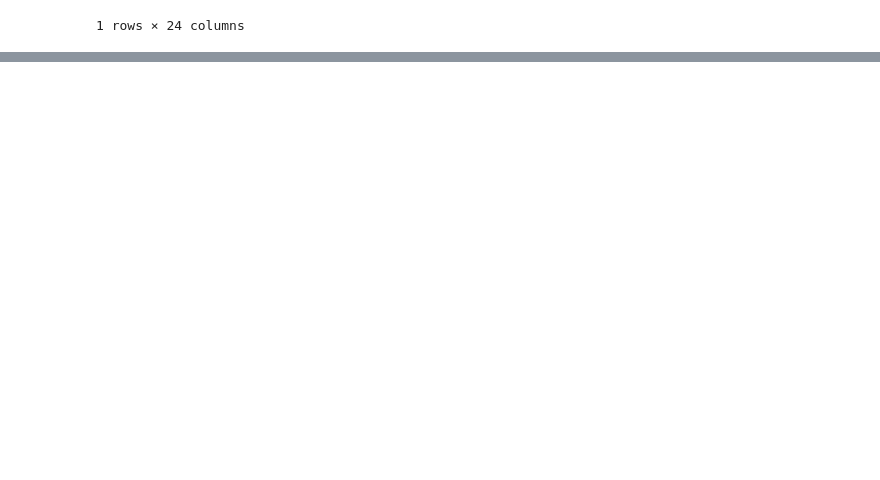
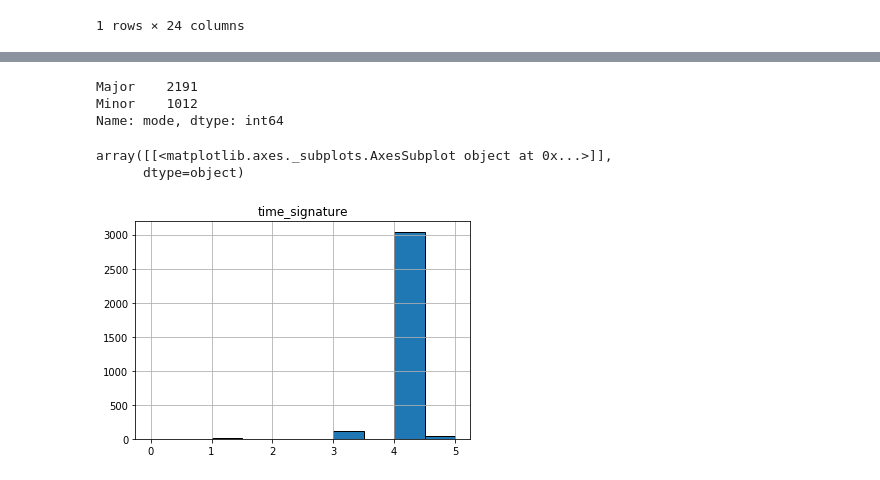
Before and after one commit to JKocher13/DataEngineering.Labs.AirflowProject, a Jupyter notebook: Python_Notebook_for_Airflow_Project.ipynb, the cells around one changed output, grey strips where cells are left out. Saved outputs shown, nothing was run; the diff lists cells and outputs as text; code cells hidden in the pictures; blank space fills up the shorter version.

```diff
--- a/Python_Notebook_for_Airflow_Project.ipynb
+++ b/Python_Notebook_for_Airflow_Project.ipynb
@@ -1160,0 +1185,15 @@ genre_pd_1990s.value_counts()
+# %%
+mode_2000s = top2000_df["mode"]
+mode_2000s=mode_2000s.replace(to_replace=True, value="Major")
+mode_2000s=mode_2000s.replace(to_replace=False, value="Minor")
+mode_2000s.value_counts()
+# %% [output]
+Major    2191
+Minor    1012
+Name: mode, dtype: int64
+# %%
+top2000_df.hist(column = "time_signature", bins = 10, ec='black')
+# %% [output]
+array([[<matplotlib.axes._subplots.AxesSubplot object at 0x...>]],
+      dtype=object)
+[figure, added]
```
Also changed, not shown: parts of 17 cells of this notebook.
